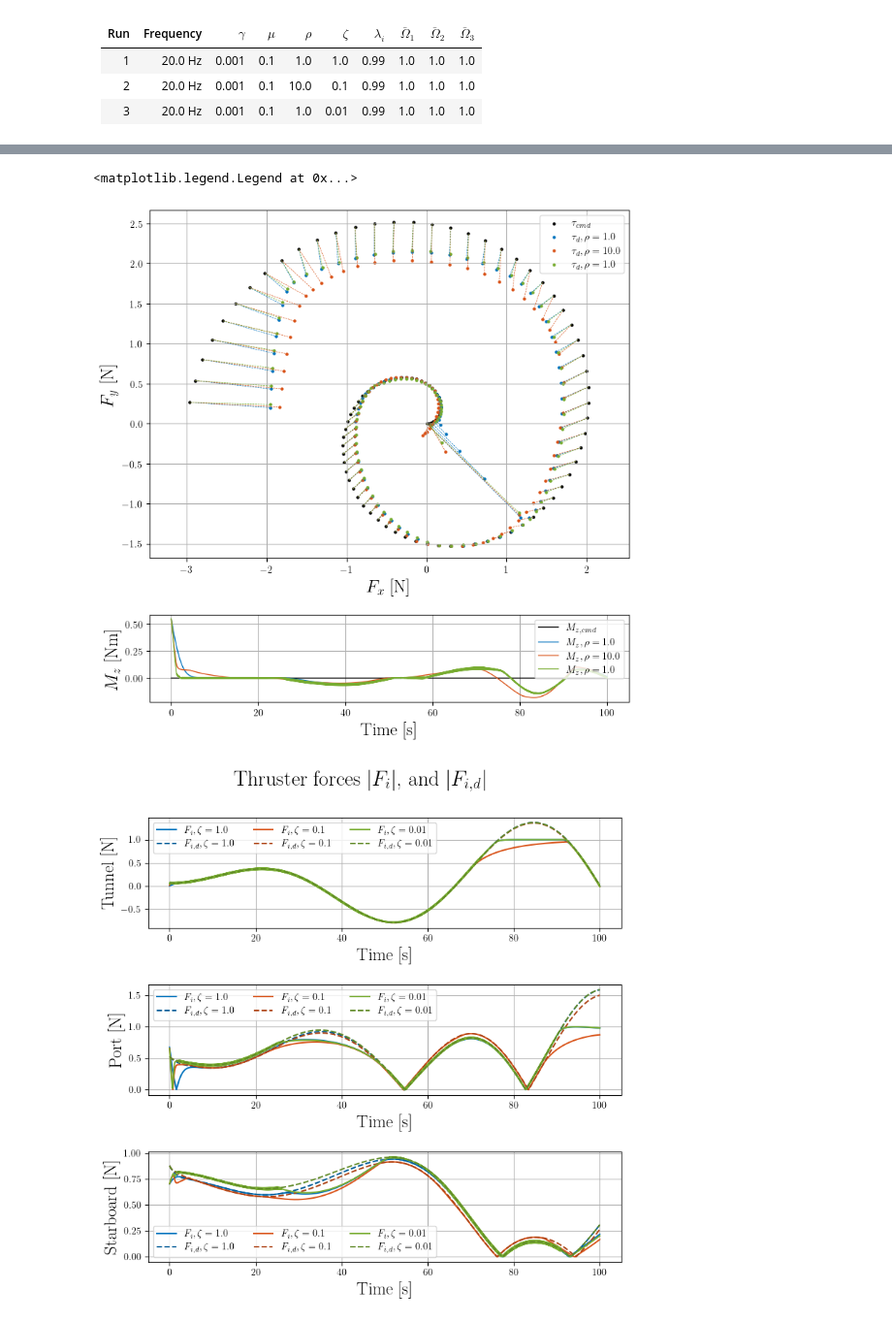
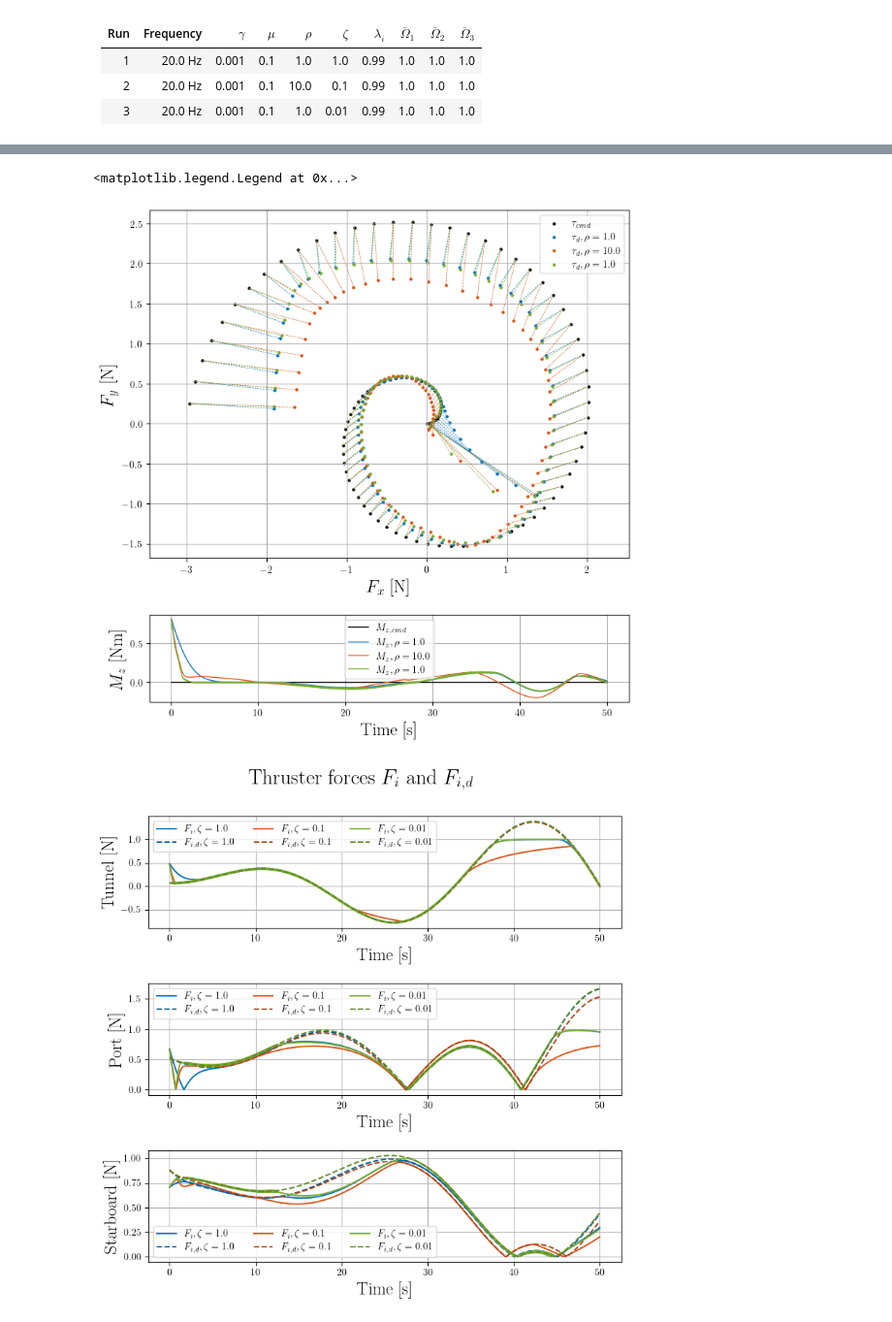
Before and after one commit to incebellipipo/skadipy, a Jupyter notebook: notebooks/020_compare_cbf_time_constant.ipynb, the cells around one changed output, grey strips where cells are left out. Shown at 97% size. Saved outputs shown, nothing was run; the diff lists cells and outputs as text; code cells hidden in the pictures.

```diff
--- a/notebooks/020_compare_cbf_time_constant.ipynb
+++ b/notebooks/020_compare_cbf_time_constant.ipynb
@@ -62,7 +62,7 @@ for g, m, r, l, z in zip(gamma, mu, rho, lambda_p, zeta):
     )
 # %%
 data = generate_spiral_dataset(
-    num_points=2000,
+    num_points=1000,
     num_turns=1.5,
     k=3,
 )
@@ -75,7 +75,7 @@ d_tau_cmd = np.gradient(tau_cmd, axis=0) / time_step
 
 
 for allocator in allocators:
-    allocator._xi = np.array([[0.0, 0.7, -0.7, 0.5, -0.5]]).T
+    allocator._xi = np.array([[0.5, 0.7, -0.7, 0.7, -0.7]]).T
     allocator._theta = np.array([[1.0, 1.0]]).T
 
 
@@ -102,20 +102,20 @@ for r in rho:
 ax[1].legend(legend_items)
 # %% [output]
 <matplotlib.legend.Legend at 0x...>
-[figure, old version]
+[figure, new version]
 # %%
 fig, ax = plot_thruster_forces_reference_filter(results.xi_out_hist, results.xi_desired_hist, dt=time_step)
-fig.suptitle("Thruster forces $|F_i|$, and $|F_{i,d}|$")
+fig.suptitle("Thruster forces $F_i$ and $F_{i,d}$")
 fig.tight_layout(rect=[0.0, 0.0, 1.0, 1.0])
 
 for plot in ax:
     legend_items = []
     for z in zeta:
         legend_items.append(f"$F_i, \\zeta = {z}$")
         legend_items.append(f"$F_{{i,d}}, \\zeta = {z}$")
     plot.legend(legend_items, loc="best", ncol=3)
 # %% [output]
-[figure, old version]
+[figure, new version]
 # %%
 fig, ax = plot_theta_histories(results.theta_hist)
 fig.tight_layout(rect=[0.0, 0.0, 1.0, 1.0])
```
Also changed, not shown: parts of 4 cells of this notebook.
